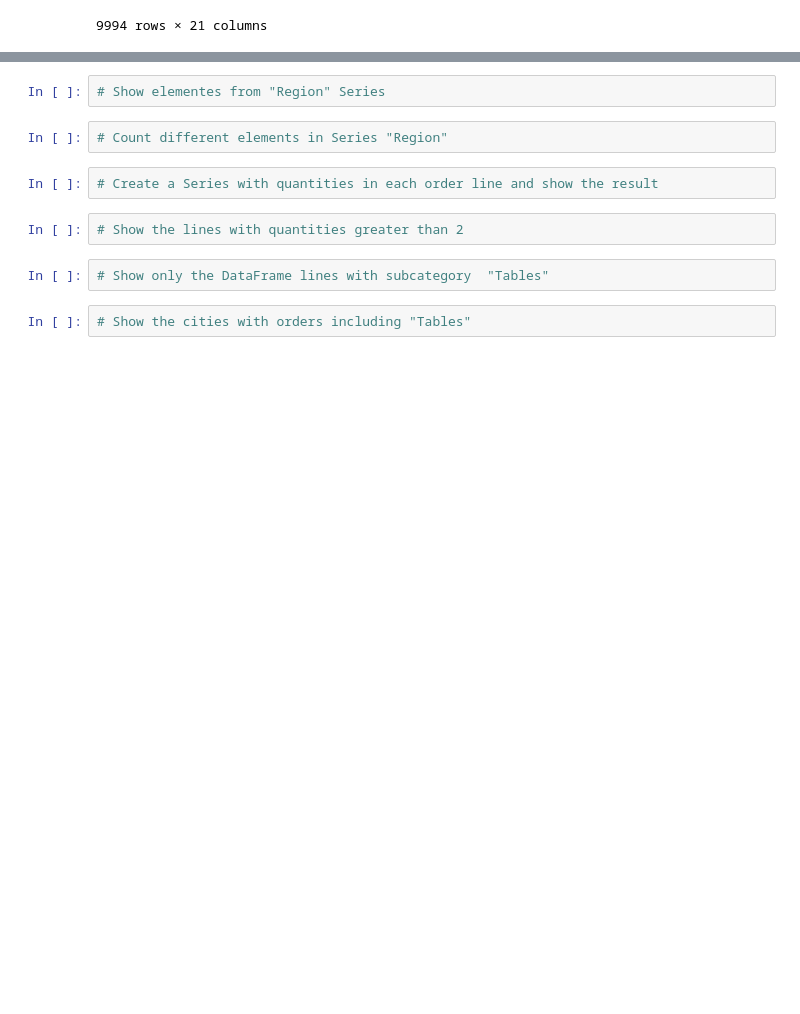
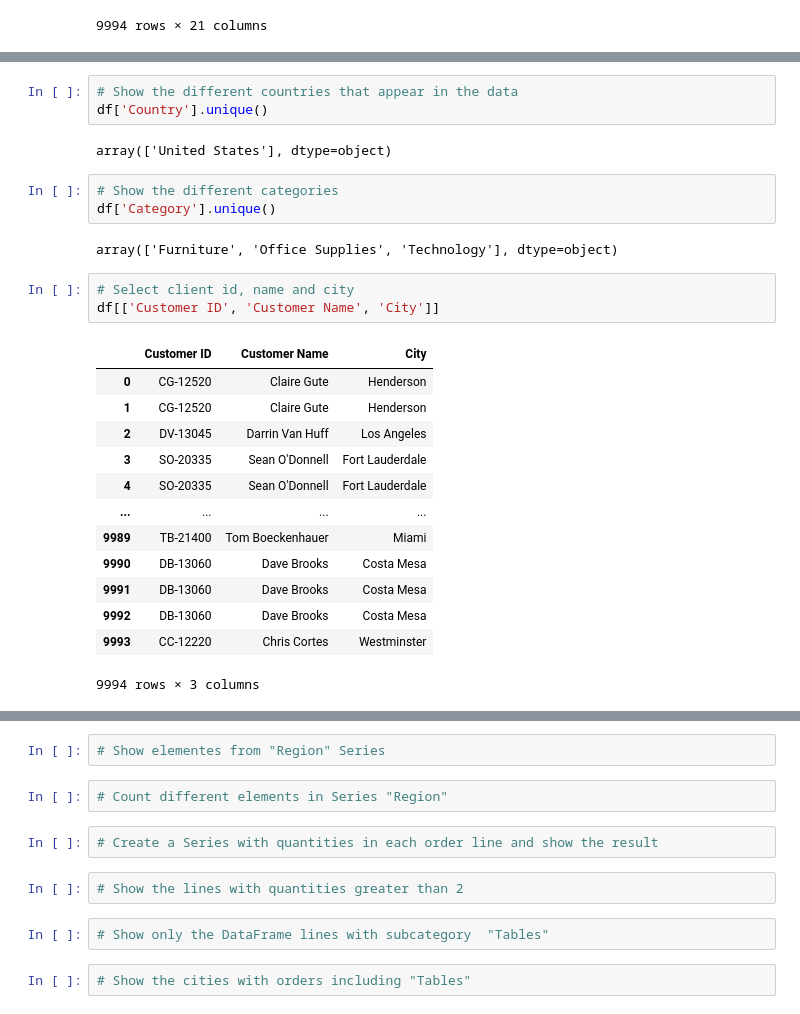
Before and after one commit to Maitlla/Sistemas-bd-2023, a Jupyter notebook: data_sources/04_read_xls-maite-4.ipynb, the cells around one changed output, grey strips where cells are left out. Saved outputs shown, nothing was run; the diff lists cells and outputs as text; blank space fills up the shorter version.

```diff
--- a/data_sources/04_read_xls-maite-4.ipynb
+++ b/data_sources/04_read_xls-maite-4.ipynb
@@ -46,0 +142,27 @@ df
+# %%
+# Show the different countries that appear in the data
+df['Country'].unique()
+# %% [output]
+array(['United States'], dtype=object)
+# %%
+# Show the different categories
+df['Category'].unique()
+# %% [output]
+array(['Furniture', 'Office Supplies', 'Technology'], dtype=object)
+# %%
+# Select client id, name and city
+df[['Customer ID', 'Customer Name', 'City']]
+# %% [output]
+|  | Customer ID | Customer Name | City |
+| 0 | CG-12520 | Claire Gute | Henderson |
+| 1 | CG-12520 | Claire Gute | Henderson |
+| 2 | DV-13045 | Darrin Van Huff | Los Angeles |
+| 3 | SO-20335 | Sean O'Donnell | Fort Lauderdale |
+| 4 | SO-20335 | Sean O'Donnell | Fort Lauderdale |
+| ... | ... | ... | ... |
+| 9989 | TB-21400 | Tom Boeckenhauer | Miami |
+| 9990 | DB-13060 | Dave Brooks | Costa Mesa |
+| 9991 | DB-13060 | Dave Brooks | Costa Mesa |
+| 9992 | DB-13060 | Dave Brooks | Costa Mesa |
+| 9993 | CC-12220 | Chris Cortes | Westminster |
+9994 rows × 3 columns
```
Also changed, not shown: parts of 25 cells of this notebook.
